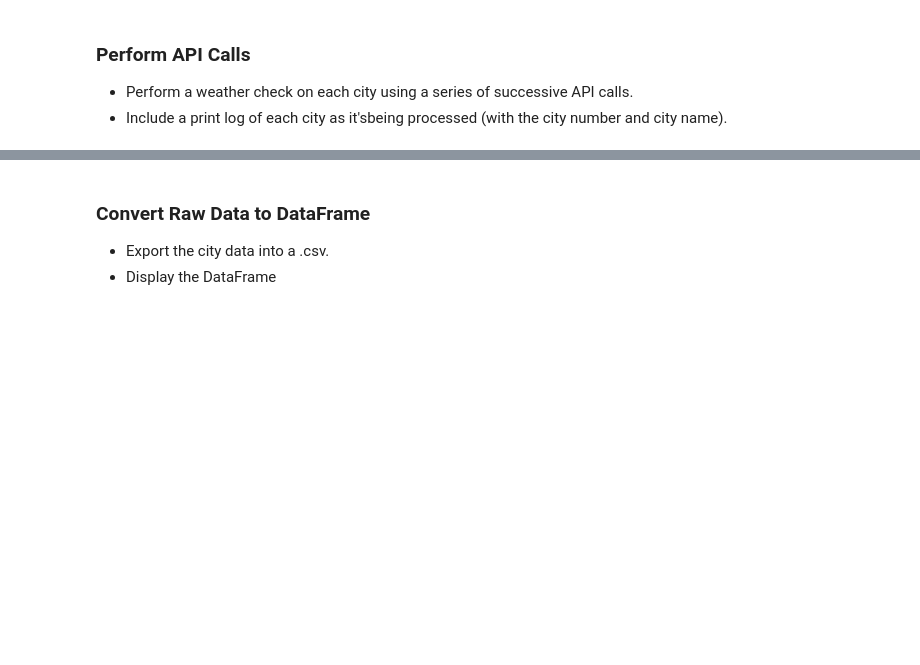
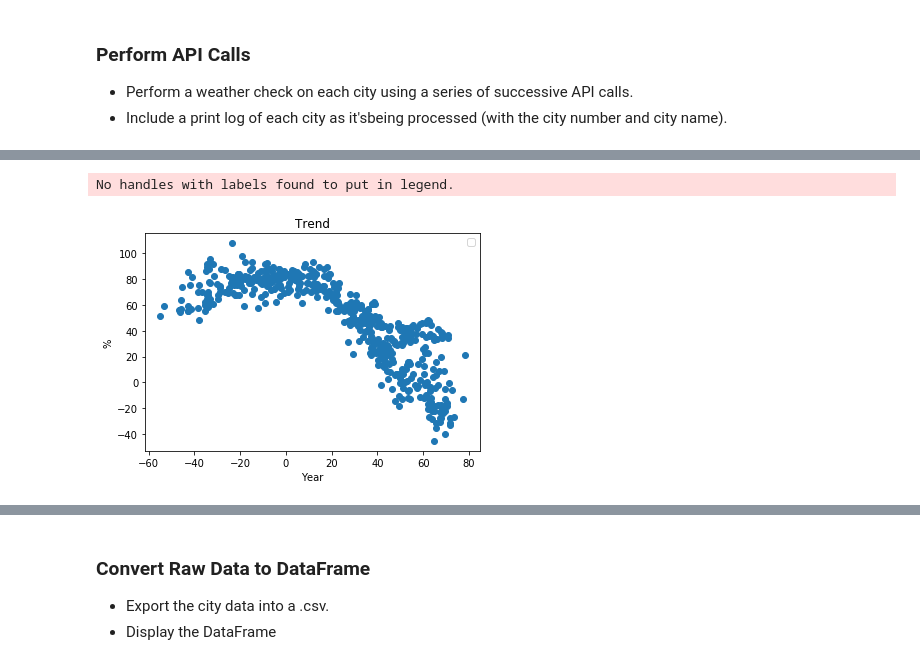
Before and after one commit to Dstoohey/Python-API, a Jupyter notebook: starter_code/WeatherPy.ipynb, the cells around one changed output, grey strips where cells are left out. Saved outputs shown, nothing was run; the diff lists cells and outputs as text; code cells hidden in the pictures; blank space fills up the shorter version.

```diff
--- a/starter_code/WeatherPy.ipynb
+++ b/starter_code/WeatherPy.ipynb
@@ -82,8 +82,17 @@ for x in cities:
     try:
         api_url = url+"&q="+x
         result = requests.get(api_url).json()
+        latitude = result["coord"]["lat"]
+        longitude = result["coord"]["lon"]
+        temperature = result["main"]["temp"]
+        humidity = result["main"]["humidity"]
+        cloudiness = result["clouds"]["all"]
+
+
+        city_info.append({"latitude" : latitude, "longitude" : longitude, "temperature" : temperature,
+                          "humidity" : humidity, "cloudiness" : cloudiness})
+        time.sleep(1)
         print(result)
     except:
         print("skip")
-        drop
 # %% [output]
@@ -106,0 +126,3 @@ for x in cities:
+# %%
+city_info_df =  pd.DataFrame(city_info).copy()
+city_info_df.head()
@@ -107,3 +136,28 @@ for x in cities:
+# %%
+#build a scatterplot showing Temperature (F) vs. Latitude. This means set T to y and L to x.
+temperature1 = city_info_df["temperature"]
+latitude1 = city_info_df["latitude"]
+
+plt.scatter(latitude1, temperature1)
+
+
+
+plt.title("Trend")
+plt.xlabel("Year")
+plt.ylabel("%")
+legend = ["latitude", "longitude"]
+plt.legend(loc="best")
+plt.grid()
+
+#plt.savefig('Output/Trend.png')
+
+plt.show()
+
+
+#plt.scatter(cpi_df_yearly.index, gdp_df_yearly.loc[:, "Annual (Adjusted) %"], marker="o", facecolors="green", edgecolors="black", alpha=0.75, label='GDP')
+# %% [output]
+No handles with labels found to put in legend.
+[figure, added]
 # %%
 
 # set up lists to hold reponse info
```
Also changed, not shown: parts of 7 cells of this notebook, 4 other files.
